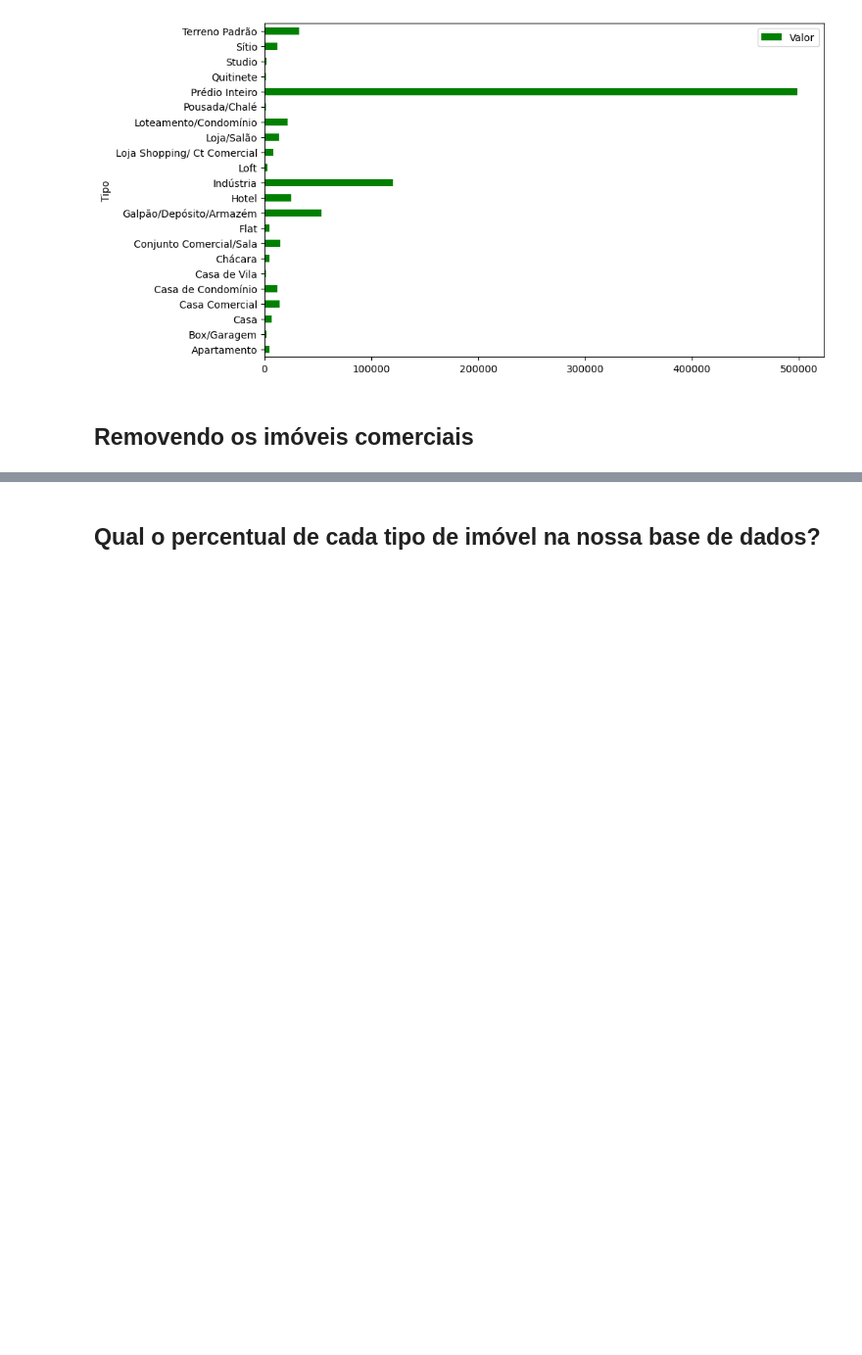
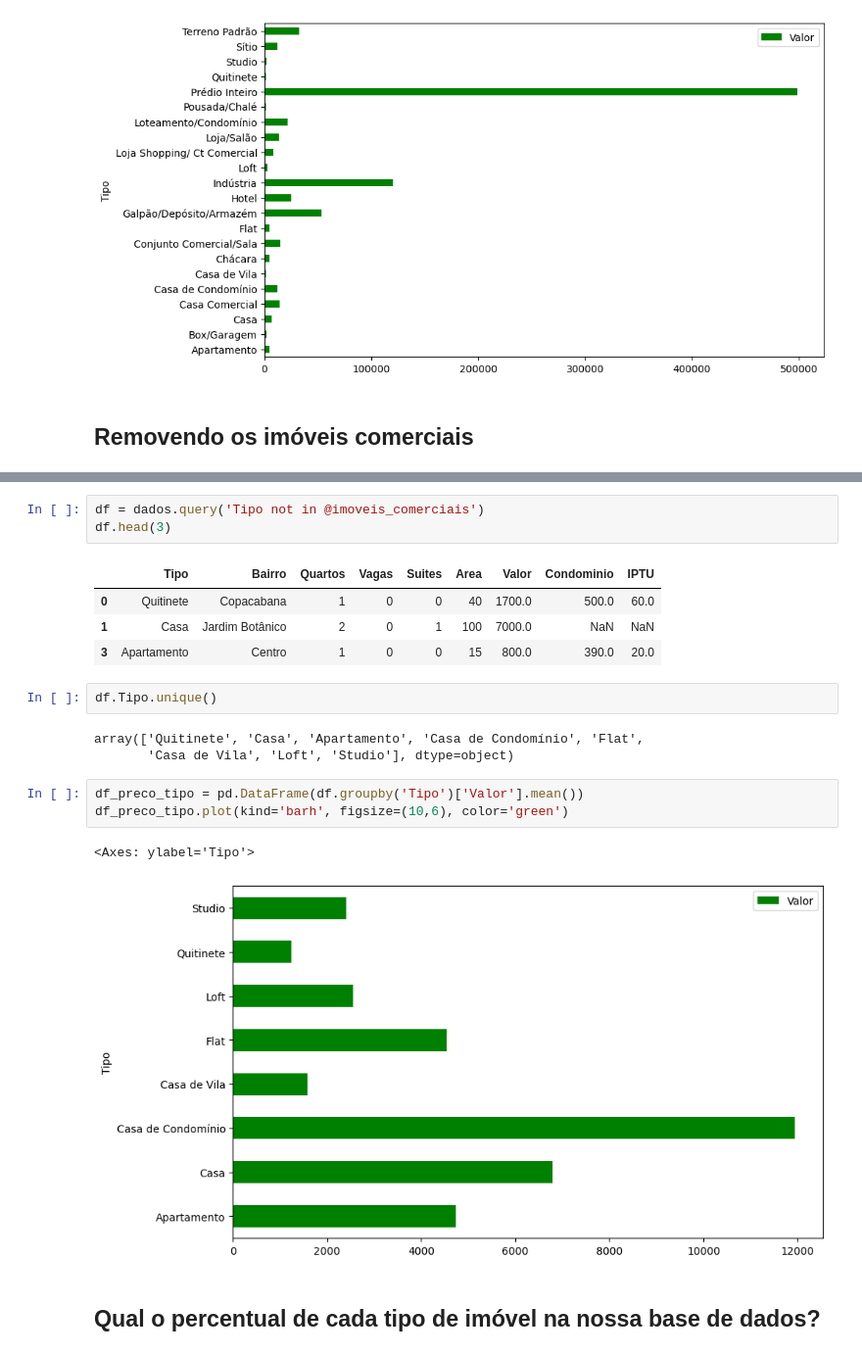
Before and after one commit to rgrAndrade/case_preco_aluguel, a Jupyter notebook: modelo_preco_aluguel.ipynb, the cells around one changed output, grey strips where cells are left out. Shown at 98% size. Saved outputs shown, nothing was run; the diff lists cells and outputs as text; blank space fills up the shorter version.

```diff
--- a/modelo_preco_aluguel.ipynb
+++ b/modelo_preco_aluguel.ipynb
@@ -131,2 +182,21 @@ df_preco_tipo.plot(kind='barh', figsize=(10,6), color='green')
+# %%
+df = dados.query('Tipo not in @imoveis_comerciais')
+df.head(3)
+# %% [output]
+|  | Tipo | Bairro | Quartos | Vagas | Suites | Area | Valor | Condominio | IPTU |
+| 0 | Quitinete | Copacabana | 1 | 0 | 0 | 40 | 1700.0 | 500.0 | 60.0 |
+| 1 | Casa | Jardim Botânico | 2 | 0 | 1 | 100 | 7000.0 | NaN | NaN |
+| 3 | Apartamento | Centro | 1 | 0 | 0 | 15 | 800.0 | 390.0 | 20.0 |
+# %%
+df.Tipo.unique()
+# %% [output]
+array(['Quitinete', 'Casa', 'Apartamento', 'Casa de Condomínio', 'Flat',
+       'Casa de Vila', 'Loft', 'Studio'], dtype=object)
+# %%
+df_preco_tipo = pd.DataFrame(df.groupby('Tipo')['Valor'].mean())
+df_preco_tipo.plot(kind='barh', figsize=(10,6), color='green')
+# %% [output]
+<Axes: ylabel='Tipo'>
+[figure, added]
 # %% [markdown]
 ## Qual o percentual de cada tipo de imóvel na nossa base de dados?
```
Also changed, not shown: parts of 21 cells of this notebook.
